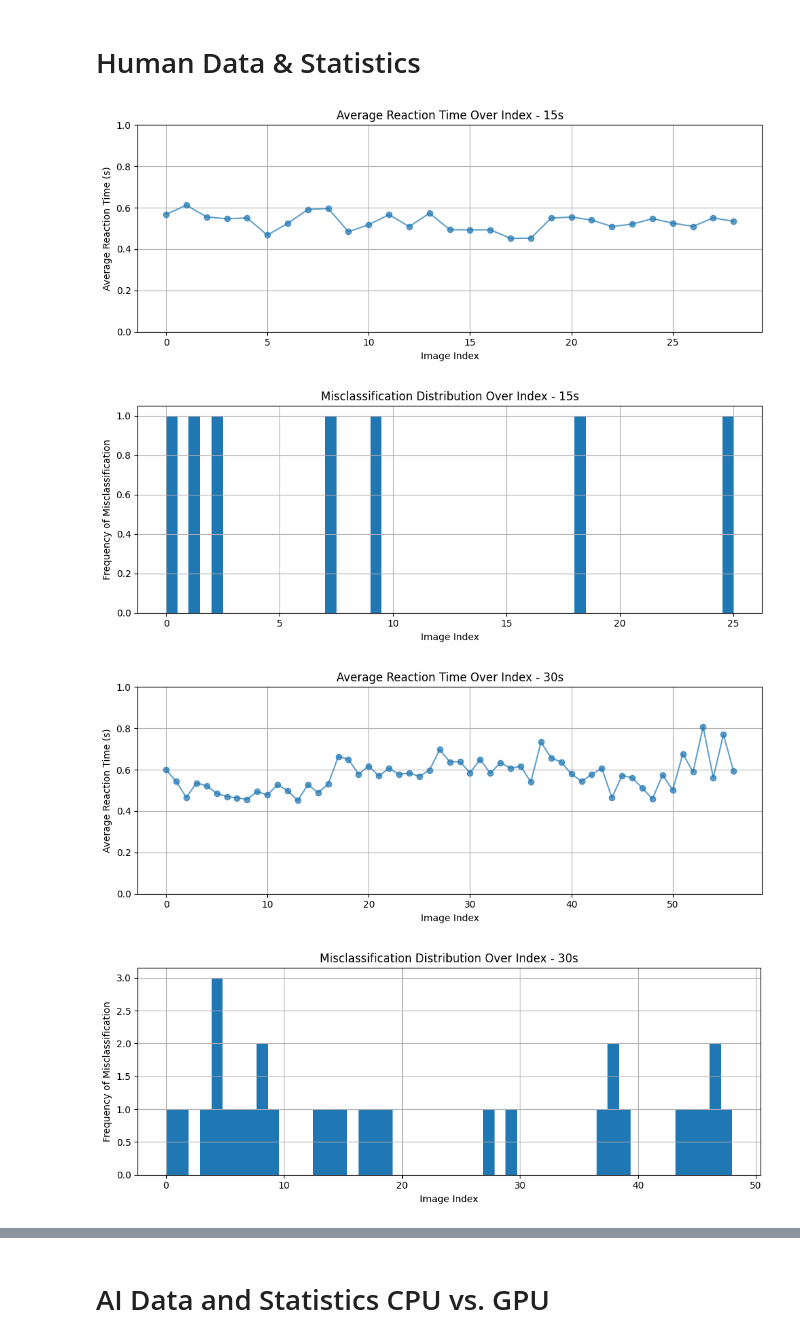
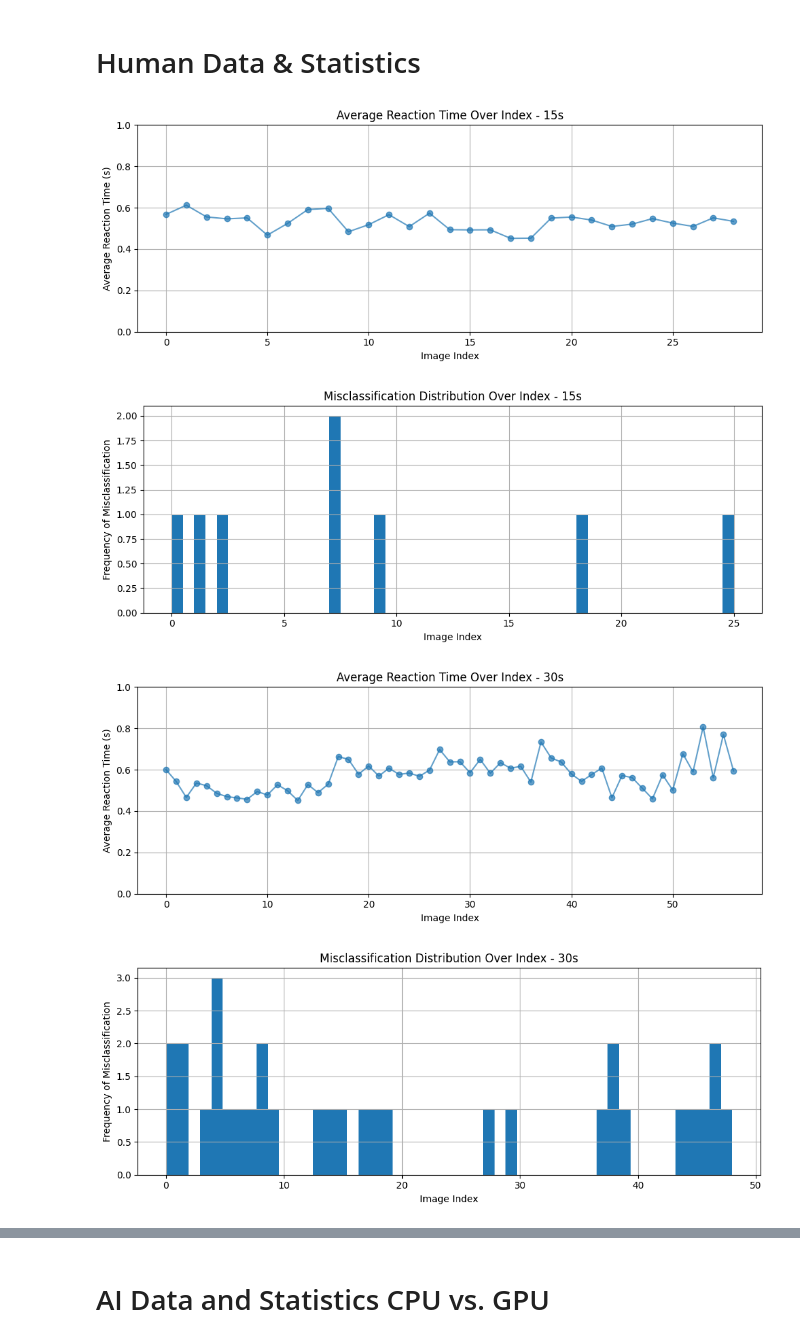
Before and after one commit to artiV4/LlamaOrDuck, a Jupyter notebook: data_analysis.ipynb, the cells around one changed output, grey strips where cells are left out. Drawn from its saved outputs; the diff is of its cells as text; code cells hidden in the pictures.

Commit message:
Fix unnecessary filtering of df

```diff
--- a/data_analysis.ipynb
+++ b/data_analysis.ipynb
@@ -31,7 +31,7 @@ for duration in durations:
 
     for file in files:
         df = pd.read_csv(file)
-        df = filter_outliers(df)
+        # df = filter_outliers(df)
         all_data.append(df)
 
         # Split into `num_sections` sections
@@ -66,7 +66,7 @@ for duration in durations:
         # --- Plot average reaction time over index ---
         reaction_times_by_index = {}
         for df in all_data:
-            for i, rt in enumerate(df['Reaction Time (s)']):
+            for i, rt in enumerate(filter_outliers(df)['Reaction Time (s)']):
                 reaction_times_by_index.setdefault(i, []).append(rt)
         avg_rt_per_index = [sum(times)/len(times) for i, times in sorted(reaction_times_by_index.items())]
 
@@ -100,35 +100,34 @@ for duration in durations:
 # Display results
 total_reaction_time = 0
 total_correct = 0
 total_count = 0
 
 for duration, stats in results.items():
     print(f"Duration: {duration} seconds")
     print(f"  Average Reaction Time: {stats['Average Reaction Time (s)']} s")
     print(f"  Accuracy: {stats['Accuracy']}%\n")
 
     # Aggregate for overall stats
     # Convert accuracy percentage back to fraction for proper count estimation
     duration_count = 0
     duration_correct = 0
     for file in glob.glob(f'data/{duration}*.csv'):
         df = pd.read_csv(file)
-        df = filter_outliers(df)
         total_reaction_time += df['Reaction Time (s)'].sum()
         duration_count += len(df)
         duration_correct += (df['True Label'] == df['User Choice']).sum()
     total_correct += duration_correct
     total_count += duration_count
 
 # Calculate overall stats
 overall_avg_reaction_time = round(total_reaction_time / total_count, 3)
 overall_accuracy = round((total_correct / total_count) * 100, 2)
 
 print(f"Total Average Reaction Time: {overall_avg_reaction_time} s")
 print(f"Total Accuracy: {overall_accuracy}%")
 # %% [output]
 [figure]
-[figure, old version]
+[figure, new version]
 [figure]
-[figure, old version]
+[figure, new version]
 [figure]
```
Also changed, not shown: parts of 3 cells of this notebook.
